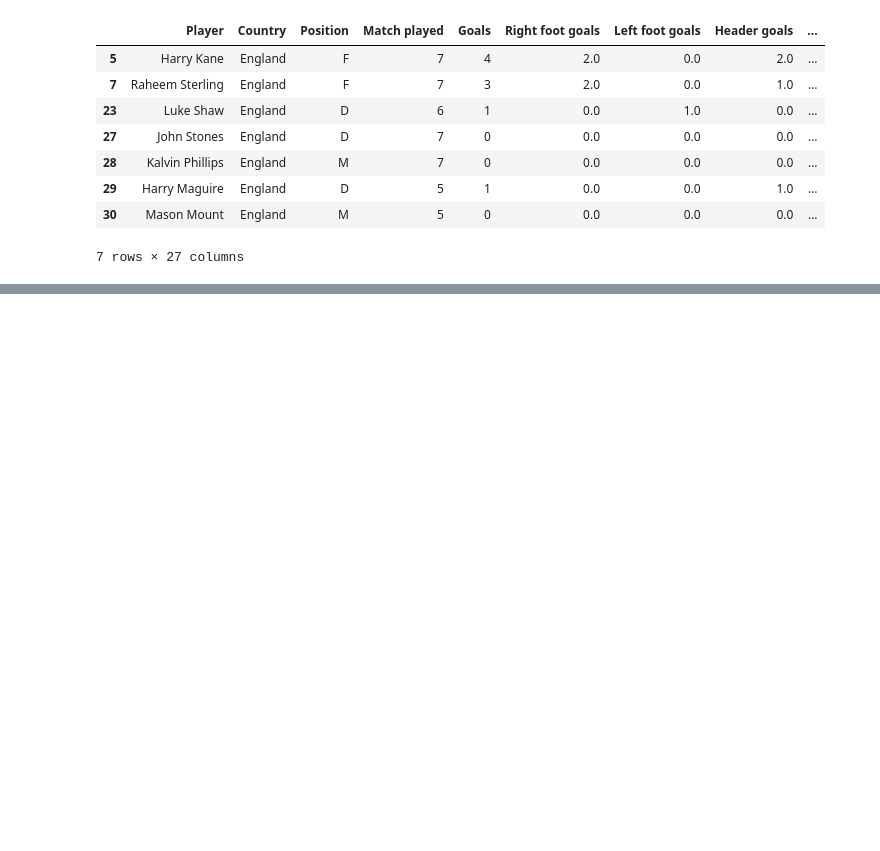
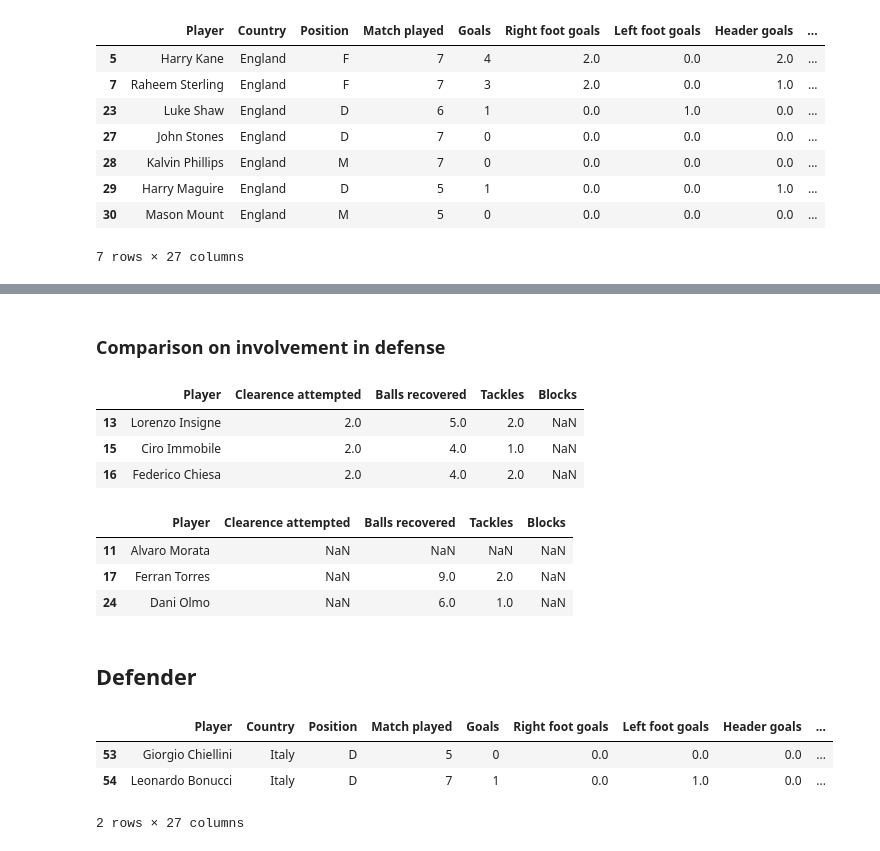
Before and after one commit to zhaoshengEE/Euro_2020, a Jupyter notebook: src/EDA.ipynb, the cells around one changed output, grey strips where cells are left out. Saved outputs shown, nothing was run; the diff lists cells and outputs as text; code cells hidden in the pictures; blank space fills up the shorter version.

```diff
--- a/src/EDA.ipynb
+++ b/src/EDA.ipynb
@@ -108,0 +178,28 @@ dfEngland
+# %% [markdown]
+### Comparison on involvement in defense
+# %%
+italyForward[['Player', 'Clearence attempted', 'Balls recovered', 'Tackles', 'Blocks']]
+# %% [output]
+|  | Player | Clearence attempted | Balls recovered | Tackles | Blocks |
+| 13 | Lorenzo Insigne | 2.0 | 5.0 | 2.0 | NaN |
+| 15 | Ciro Immobile | 2.0 | 4.0 | 1.0 | NaN |
+| 16 | Federico Chiesa | 2.0 | 4.0 | 2.0 | NaN |
+# %%
+spainForward[['Player', 'Clearence attempted', 'Balls recovered', 'Tackles', 'Blocks']]
+# %% [output]
+|  | Player | Clearence attempted | Balls recovered | Tackles | Blocks |
+| 11 | Alvaro Morata | NaN | NaN | NaN | NaN |
+| 17 | Ferran Torres | NaN | 9.0 | 2.0 | NaN |
+| 24 | Dani Olmo | NaN | 6.0 | 1.0 | NaN |
+# %% [markdown]
+## Defender
+# %%
+italyDefender = dfItaly[dfItaly['Position'] == 'D']
+spainDefender = dfSpain[dfSpain['Position'] == 'D']
+# %%
+italyDefender
+# %% [output]
+|  | Player | Country | Position | Match played | Goals | Right foot goals | Left foot goals | Header goals | ... |
+| 53 | Giorgio Chiellini | Italy | D | 5 | 0 | 0.0 | 0.0 | 0.0 | ... |
+| 54 | Leonardo Bonucci | Italy | D | 7 | 1 | 0.0 | 1.0 | 0.0 | ... |
+2 rows × 27 columns
```
Also changed, not shown: parts of 63 cells of this notebook.
